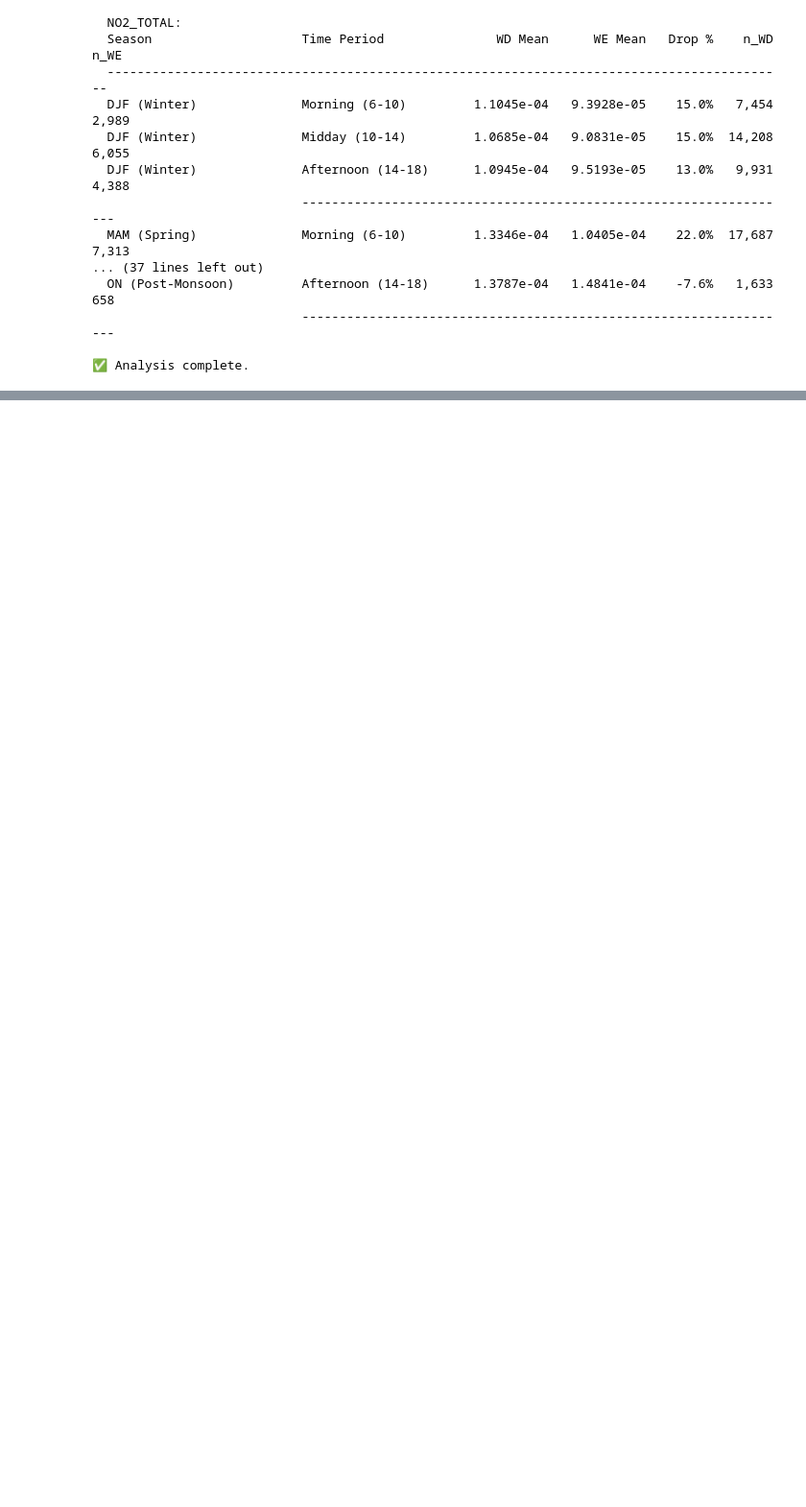
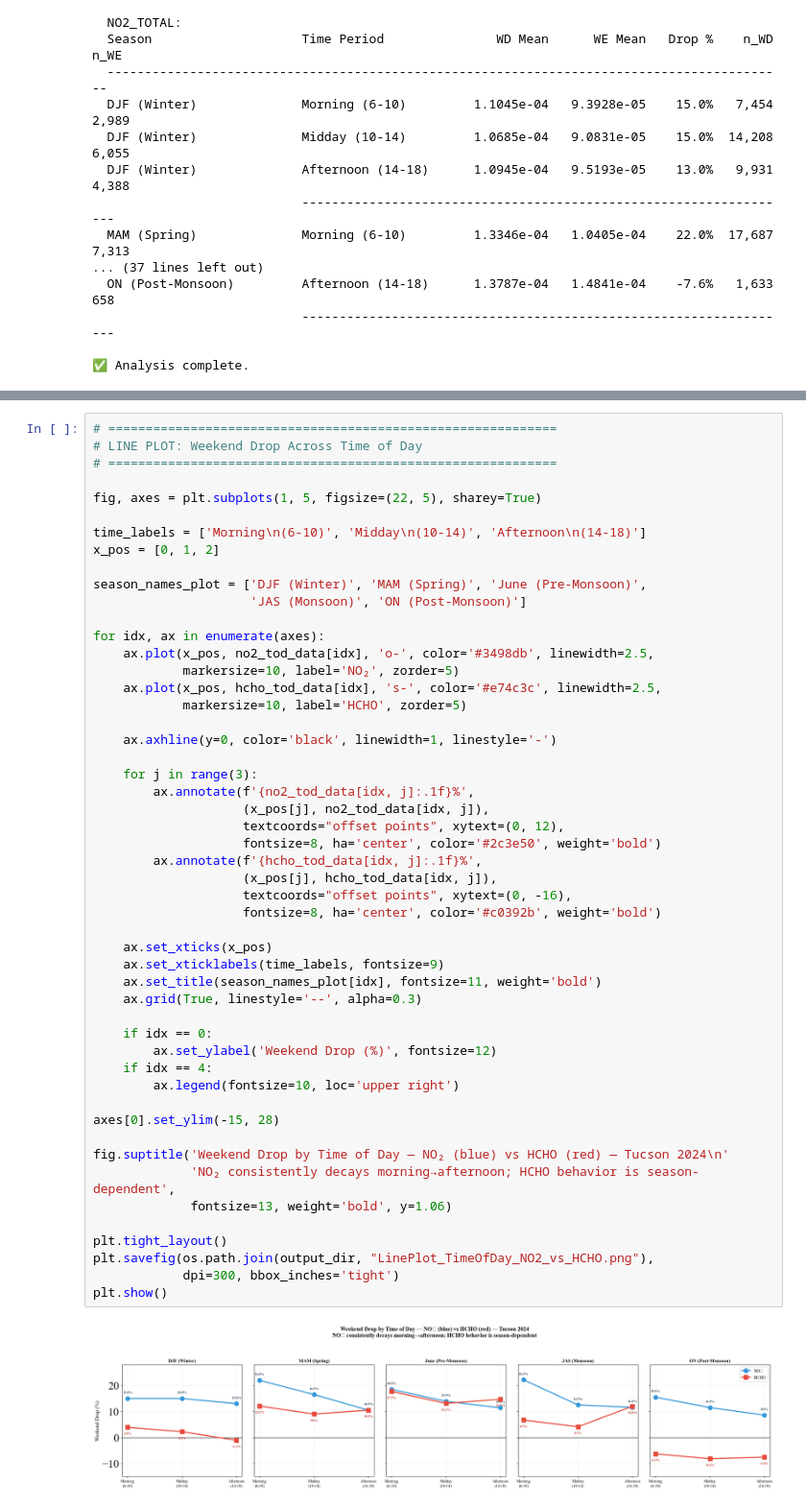
Before and after one commit to Shruti-Karandikar/nasa-VIP, a Jupyter notebook: daily_Time Series_mean_by_flag_all_gases.ipynb, the cells around one changed output, grey strips where cells are left out. Shown at 96% size. Drawn from its saved outputs; the diff is of its cells as text; blank space fills up the shorter version.

```diff
--- a/daily_Time Series_mean_by_flag_all_gases.ipynb
+++ b/daily_Time Series_mean_by_flag_all_gases.ipynb
@@ -803,0 +1016,53 @@ print(f"\n✅ Analysis complete.")
+# %%
+# ============================================================
+# LINE PLOT: Weekend Drop Across Time of Day
+# ============================================================
+
+fig, axes = plt.subplots(1, 5, figsize=(22, 5), sharey=True)
+
+time_labels = ['Morning\n(6-10)', 'Midday\n(10-14)', 'Afternoon\n(14-18)']
+x_pos = [0, 1, 2]
+
+season_names_plot = ['DJF (Winter)', 'MAM (Spring)', 'June (Pre-Monsoon)',
+                     'JAS (Monsoon)', 'ON (Post-Monsoon)']
+
+for idx, ax in enumerate(axes):
+    ax.plot(x_pos, no2_tod_data[idx], 'o-', color='#3498db', linewidth=2.5,
+            markersize=10, label='NO₂', zorder=5)
+    ax.plot(x_pos, hcho_tod_data[idx], 's-', color='#e74c3c', linewidth=2.5,
+            markersize=10, label='HCHO', zorder=5)
+
+    ax.axhline(y=0, color='black', linewidth=1, linestyle='-')
+
+    for j in range(3):
+        ax.annotate(f'{no2_tod_data[idx, j]:.1f}%',
+                    (x_pos[j], no2_tod_data[idx, j]),
+                    textcoords="offset points", xytext=(0, 12),
+                    fontsize=8, ha='center', color='#2c3e50', weight='bold')
+        ax.annotate(f'{hcho_tod_data[idx, j]:.1f}%',
+                    (x_pos[j], hcho_tod_data[idx, j]),
+                    textcoords="offset points", xytext=(0, -16),
+                    fontsize=8, ha='center', color='#c0392b', weight='bold')
+
+    ax.set_xticks(x_pos)
+    ax.set_xticklabels(time_labels, fontsize=9)
+    ax.set_title(season_names_plot[idx], fontsize=11, weight='bold')
+    ax.grid(True, linestyle='--', alpha=0.3)
+
+    if idx == 0:
+        ax.set_ylabel('Weekend Drop (%)', fontsize=12)
+    if idx == 4:
+        ax.legend(fontsize=10, loc='upper right')
+
+axes[0].set_ylim(-15, 28)
+
+fig.suptitle('Weekend Drop by Time of Day — NO₂ (blue) vs HCHO (red) — Tucson 2024\n'
+             'NO₂ consistently decays morning→afternoon; HCHO behavior is season-dependent',
+             fontsize=13, weight='bold', y=1.06)
+
+plt.tight_layout()
+plt.savefig(os.path.join(output_dir, "LinePlot_TimeOfDay_NO2_vs_HCHO.png"),
+            dpi=300, bbox_inches='tight')
+plt.show()
+# %% [output]
+[figure, added]
```
Also changed, not shown: parts of 9 cells of this notebook.
